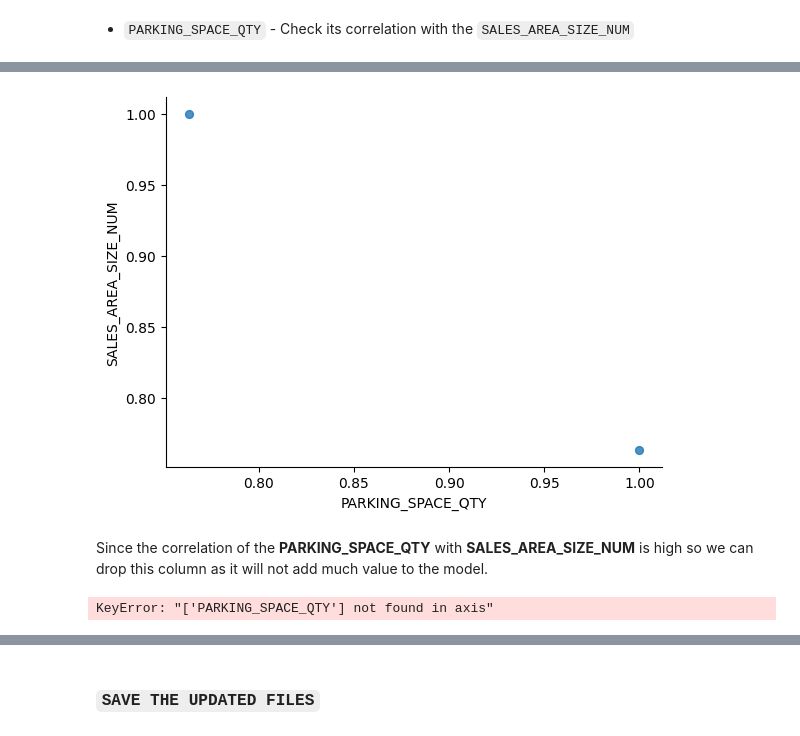
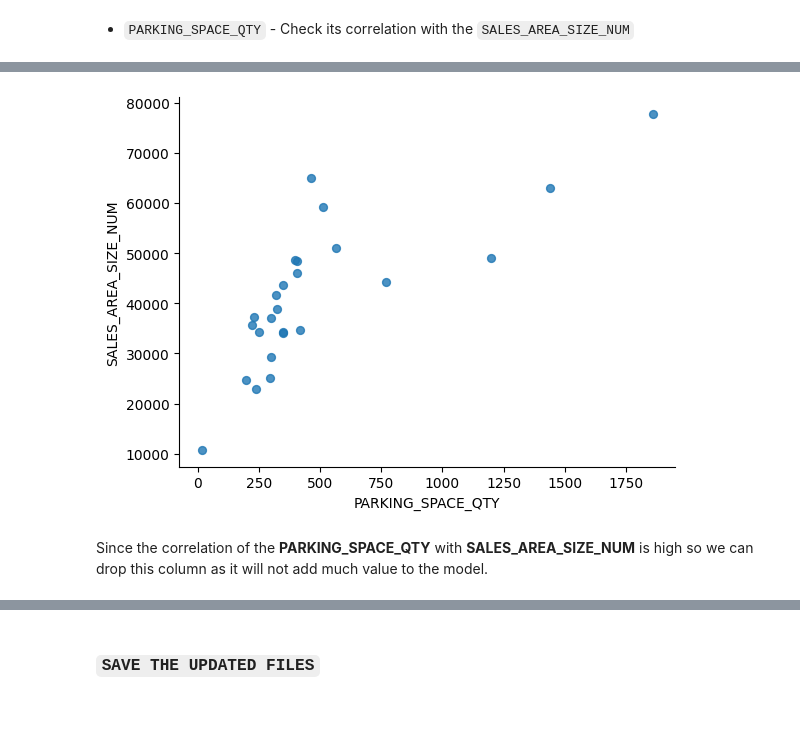
Before and after one commit to sushant-thakur1/Demand_Forecasting_and_Inventory_Optimization, a Jupyter notebook: Pre_Processing_using_Pyspark.ipynb, the cells around one changed output, grey strips where cells are left out. Drawn from its saved outputs; the diff is of its cells as text; code cells hidden in the pictures.

```diff
--- a/Pre_Processing_using_Pyspark.ipynb
+++ b/Pre_Processing_using_Pyspark.ipynb
@@ -531,4 +548,4 @@ plt.gca().spines[['top', 'right',]].set_visible(False)
 # %% [markdown]
 `LABEL ENCODING SEG_VALUE_NAME`
 # %%
-store_df.replace({'SEG_VALUE_NAME':{'VALUE':1,'MAINSTREAM':2,'UPSCALE':3}})
+store_df.replace({'SEG_VALUE_NAME':{'VALUE':1,'MAINSTREAM':2,'UPSCALE':3}},inplace = True)
@@ -840,15 +807,14 @@ plt.gca().spines[['top', 'right']].set_visible(False)
 # %%
 from matplotlib import pyplot as plt
-_df_2.plot(kind='scatter', x='PARKING_SPACE_QTY', y='SALES_AREA_SIZE_NUM', s=32, alpha=.8)
+store_ohe.plot(kind='scatter', x='PARKING_SPACE_QTY', y='SALES_AREA_SIZE_NUM', s=32, alpha=.8)
 plt.gca().spines[['top', 'right',]].set_visible(False)
 # %% [output]
-[figure, old version]
+[figure, new version]
 # %% [markdown]
 Since the correlation of the **PARKING_SPACE_QTY** with **SALES_AREA_SIZE_NUM** is high so we can drop this column as it will not add much value to the model.
 # %%
-store_ohe = store_ohe.drop('PARKING_SPACE_QTY',axis=1,inplace=True)
+store_ohe = pd.get_dummies(store_df, columns=['ADDRESS_STATE_PROV_CODE', 'MSA_CODE'])
+store_ohe = store_ohe.drop('PARKING_SPACE_QTY', axis=1)
-# %% [output]
-KeyError: "['PARKING_SPACE_QTY'] not found in axis"
 # %%
 store_ohe.info()
 # %% [output]
```
Also changed, not shown: parts of 8 cells of this notebook.
